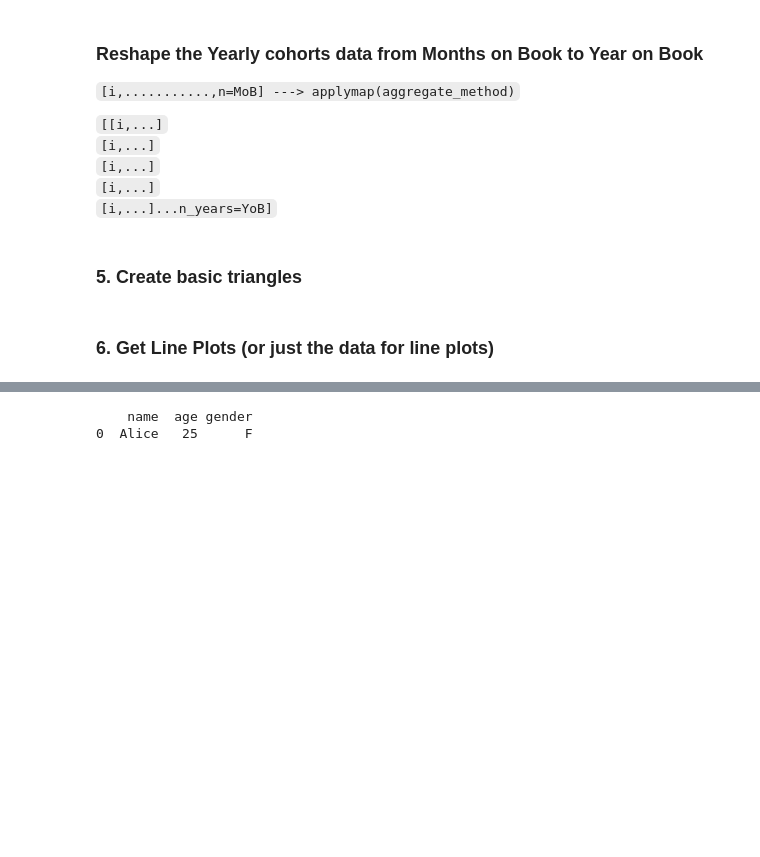
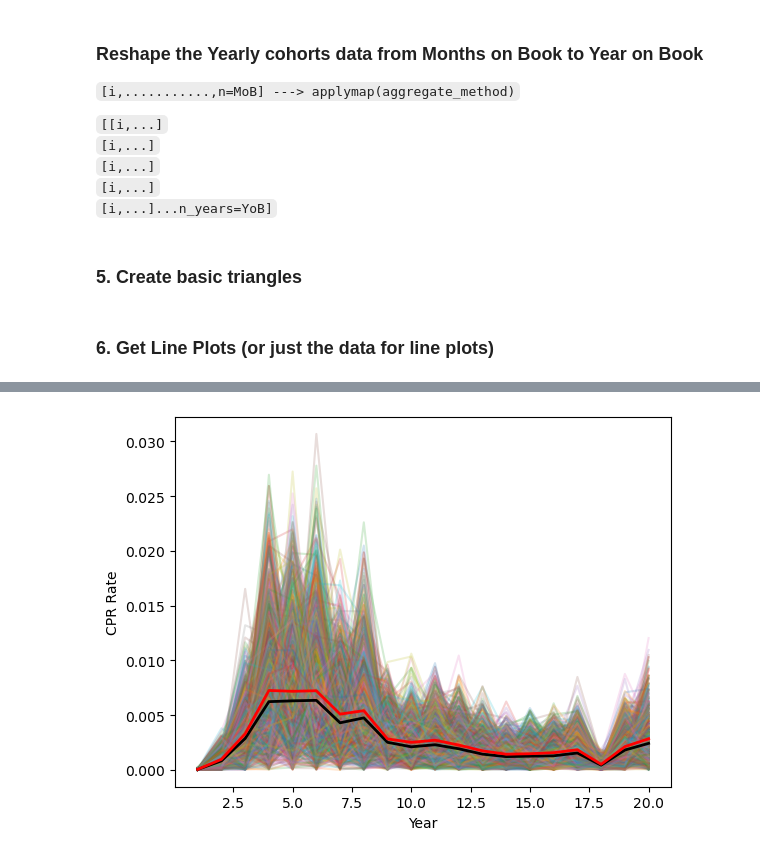
Before and after one commit to laramiedunlap/workstation_transfers, a Jupyter notebook: runthrough/example.ipynb, the cells around one changed output, grey strips where cells are left out. Cells and saved outputs as stored; diff of their text form; code cells hidden in the pictures; blank space fills up the shorter version.

```diff
--- a/runthrough/example.ipynb
+++ b/runthrough/example.ipynb
@@ -326,15 +262,50 @@ def subset_dataframe(df, conditions):
-# %%
-# Define a sample dataframe
-data = {
-    'name': ['Alice', 'Bob', 'Charlie', 'Dave'],
-    'age': [25, 30, 35, 40],
-    'gender': ['F', 'M', 'M', 'M']
-}
-df = pd.DataFrame(data)
-
-# Subset the dataframe based on multiple conditions
-subset = subset_dataframe(df, {'age': [25, 30], 'gender': ['F']})
-print(subset)
-# %% [output]
-    name  age gender
-0  Alice   25      F
+# %%
+cprs = pd.read_csv('CPR_assembly_outputs/21+/baseline/cpr_heat.csv')
+b_curve = pd.read_csv('CPR_assembly_outputs/21+/baseline/min_max_mids.csv')
+
+b_curve = b_curve.iloc[1,:].values[1:]
+
+s_curve = cprs[cprs.columns[1:]].std(axis=0)
+
+temp = pd.DataFrame(dict(median= b_curve, std=s_curve))
+temp['median'] = temp['median'].fillna(temp['median'].mean())
+temp['std'] = temp['std'].fillna(temp['std'].mean())
+# %%
+import matplotlib.pyplot as plt
+from scipy.stats import truncnorm
+
+b_curve = temp['median'].values
+s_curve = temp['std'].values
+# %%
+
+num_iterations = 1000
+
+simulated_cpr_rates_all = np.zeros((num_iterations, b_curve.shape[0]))
+
+for i in range(num_iterations):
+    lower, upper = 0, np.inf
+    mu, sigma = 0, s_curve
+    X = truncnorm((lower - mu) / sigma, (upper - mu) / sigma, loc=mu, scale=sigma)
+    random_numbers = X.rvs(size=b_curve.shape[0])
+
+    sim_cprs = b_curve * (1-np.exp(-random_numbers))
+    simulated_cpr_rates_all[i,:] = sim_cprs
+
+
+# Calculate the median and average of the simulated CPR rates across all iterations
+median_cpr_rates = np.median(simulated_cpr_rates_all, axis=0)
+average_cpr_rates = np.mean(simulated_cpr_rates_all, axis=0)
+
+
+plt.plot(np.arange(1, 21), simulated_cpr_rates_all[:,:20].T, alpha=0.2)
+# Add a legend and axis labels
+# Add a line plot of the median and average CPR rates
+plt.plot(np.arange(1, 21), median_cpr_rates[:20], label='Median', lw=2, color='black')
+plt.plot(np.arange(1, 21), average_cpr_rates[:20], label='Average', lw=2, color='red')
+
+plt.xlabel('Year')
+plt.ylabel('CPR Rate')
+
+plt.show()
+# %% [output]
+[figure, added]
```
Also changed, not shown: parts of 12 cells of this notebook, 1 other file.
